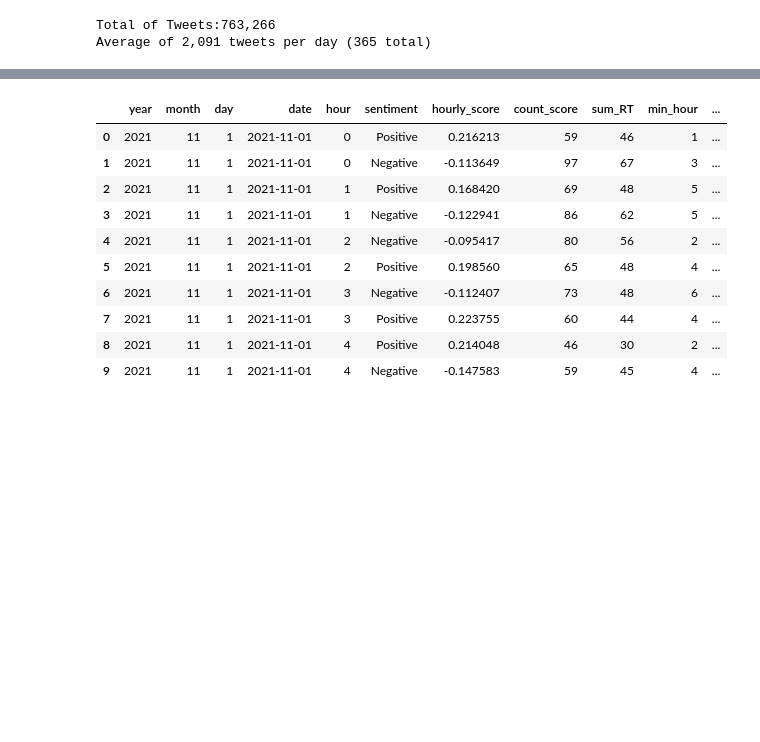
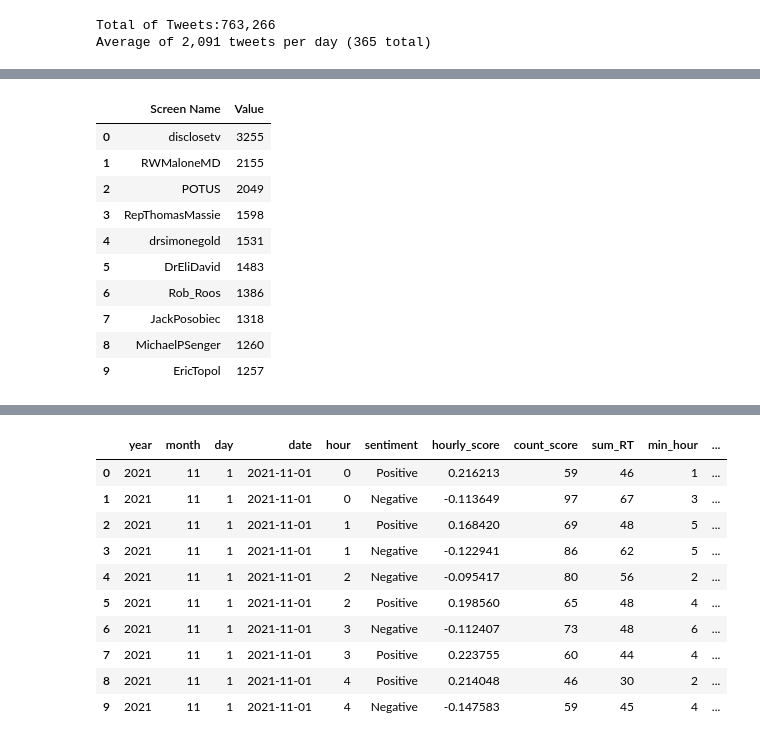
Before and after one commit to gustavohn73-cct/CA4, a Jupyter notebook: Dash/Dash_core.ipynb, the cells around one changed output, grey strips where cells are left out. Cells and saved outputs as stored; diff of their text form; code cells hidden in the pictures; blank space fills up the shorter version.

```diff
--- a/Dash/Dash_core.ipynb
+++ b/Dash/Dash_core.ipynb
@@ -150,0 +269,34 @@ tweets_hour_pd = tweets_hour.toPandas()
+# %%
+def get_top(col, top_of, top_of_rename = None, sentiment = None, top_number = None, df = tweets_fc_pd):
+
+    if sentiment == None:
+        df = pd.DataFrame(df[col].explode().dropna().tolist())
+    else:
+        df = pd.DataFrame(df[df.sentiment == sentiment][col].explode().dropna().tolist())
+
+
+    if top_number == None:
+        top = df[top_of].value_counts()
+    else:
+        top = df[top_of].value_counts().head(top_number)
+
+    df = pd.DataFrame(top)
+    df.reset_index(drop = False, inplace=True)
+    df = df.rename(columns={top_of : top_of if top_of_rename == None else top_of_rename,
+                               'count': 'Value'})
+
+    return df
+# %%
+get_top(col = 'user_mentions', top_of = 'screen_name', top_of_rename = 'Screen Name', sentiment = 1, top_number = 10)
+# %% [output]
+|  | Screen Name | Value |
+| 0 | disclosetv | 3255 |
+| 1 | RWMaloneMD | 2155 |
+| 2 | POTUS | 2049 |
+| 3 | RepThomasMassie | 1598 |
+| 4 | drsimonegold | 1531 |
+| 5 | DrEliDavid | 1483 |
+| 6 | Rob_Roos | 1386 |
+| 7 | JackPosobiec | 1318 |
+| 8 | MichaelPSenger | 1260 |
+| 9 | EricTopol | 1257 |
```
Also changed, not shown: parts of 50 cells of this notebook, 36 other files.
